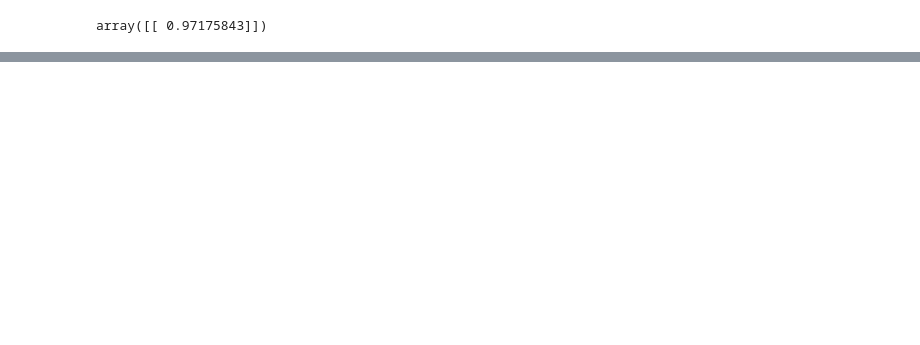
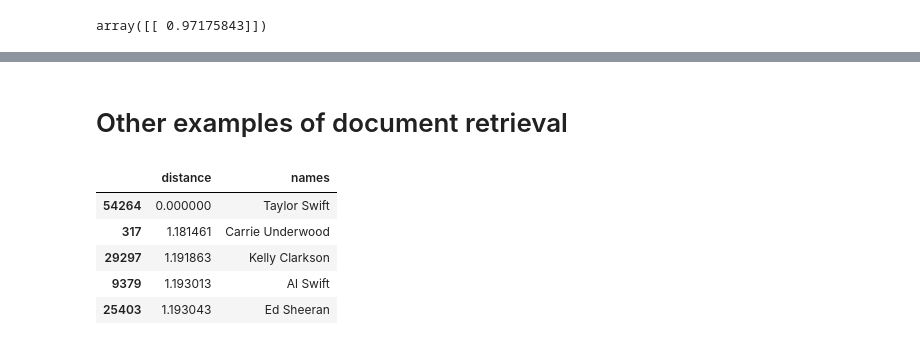
Before and after one commit to abevieiramota/coursera-ml-foundations, a Jupyter notebook: Week 4/assignment.ipynb, the cells around one changed output, grey strips where cells are left out. Cells and saved outputs as stored; diff of their text form; code cells hidden in the pictures; blank space fills up the shorter version.

```diff
--- a/Week 4/assignment.ipynb
+++ b/Week 4/assignment.ipynb
@@ -112,0 +133,17 @@ array([[ 0.97175843]])
+# %% [markdown]
+# Other examples of document retrieval
+# %%
+swift = df[df['name'] == 'Taylor Swift']
+swift_ix = df.index.get_indexer_for(swift.index)
+
+dists, neigh_ixs = nn.kneighbors(data[swift_ix, :])
+
+pd.DataFrame({"distance": dists[0],
+              "names": df.iloc[neigh_ixs[0], df.columns.get_loc("name")]})
+# %% [output]
+|  | distance | names |
+| 54264 | 0.000000 | Taylor Swift |
+| 317 | 1.181461 | Carrie Underwood |
+| 29297 | 1.191863 | Kelly Clarkson |
+| 9379 | 1.193013 | Al Swift |
+| 25403 | 1.193043 | Ed Sheeran |
```
Also changed, not shown: parts of 26 cells of this notebook.
